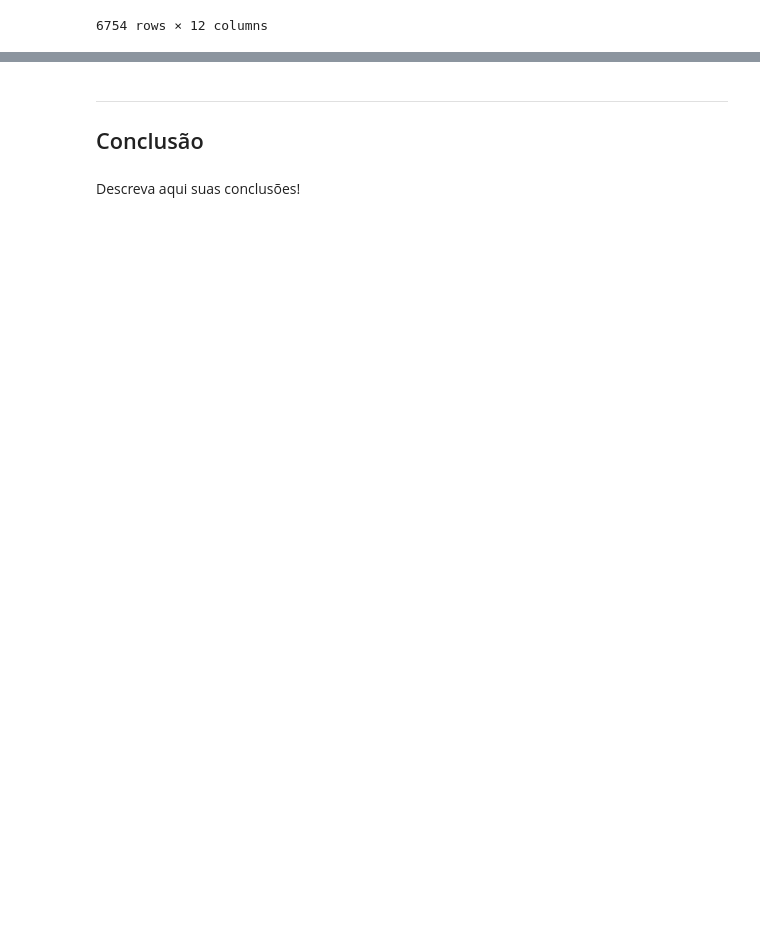
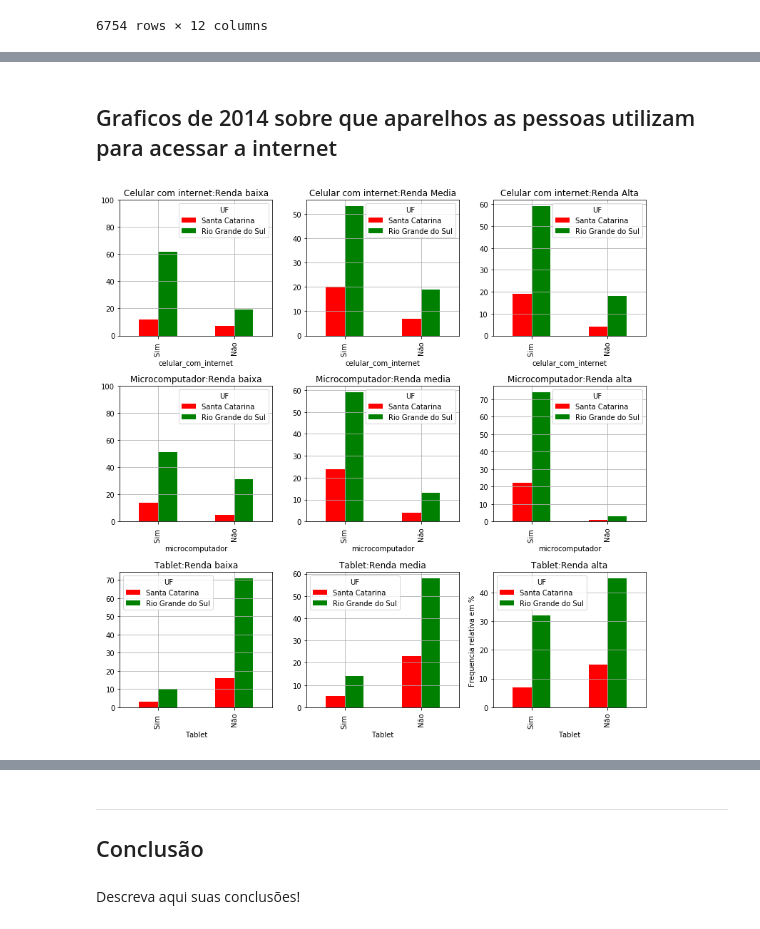
Before and after one commit to KLiuyeh/Ciencias-dos-Dados, a Jupyter notebook: Projeto 1 /Projeto1 Layout.ipynb, the cells around one changed output, grey strips where cells are left out. Cells and saved outputs as stored; diff of their text form; code cells hidden in the pictures; blank space fills up the shorter version.

```diff
--- a/Projeto 1 /Projeto1 Layout.ipynb
+++ b/Projeto 1 /Projeto1 Layout.ipynb
@@ -291,0 +306,49 @@ dadosSc_2015.head()
+# %% [markdown]
+## Graficos de 2014 sobre que aparelhos as pessoas utilizam para acessar a  internet
+# %%
+# Crosstab Renda e celular_com_internet
+celular_2014 = pd.crosstab(renda_baixa_2014.celular_com_internet,renda_baixa_2014.UF)
+celular_2014 = (celular_2014/celular_2014.sum().sum()*100).round(decimals=0)
+celular_medio_2014 = pd.crosstab(renda_media_2014.celular_com_internet,renda_media_2014.UF)
+celular_medio_2014 = (celular_medio_2014/celular_medio_2014.sum().sum()*100).round(decimals=0)
+celular_alto_2014 = pd.crosstab(renda_alta_2014.celular_com_internet,renda_alta_2014.UF)
+celular_alto_2014 =(celular_alto_2014/celular_alto_2014.sum().sum()*100).round(decimals=0)
+
+# Crosstab Renda e  Microcomputador
+microcomputador_2014 = pd.crosstab(renda_baixa_2014.microcomputador,renda_baixa_2014.UF)
+microcomputador_2014 = (microcomputador_2014/microcomputador_2014.sum().sum()*100).round(decimals=0)
+microcomputador_medio_2014 = pd.crosstab(renda_media_2014.microcomputador,renda_media_2014.UF)
+microcomputador_medio_2014 = (microcomputador_medio_2014/microcomputador_medio_2014.sum().sum()*100).round(decimals=0)
+microcomputador_alto_2014 = pd.crosstab(renda_alta_2014.microcomputador,renda_alta_2014.UF)
+microcomputador_alto_2014 = (microcomputador_alto_2014/microcomputador_alto_2014.sum().sum()*100).round(decimals=0)
+
+# Tablet x renda
+Tablet_2014 = pd.crosstab(renda_baixa_2014.Tablet,renda_baixa_2014.UF)
+Tablet_2014 = (Tablet_2014/Tablet_2014.sum().sum()*100).round(decimals=0)
+Tablet_medio_2014 = pd.crosstab(renda_media_2014.Tablet,renda_media_2014.UF)
+Tablet_medio_2014 = (Tablet_medio_2014/Tablet_medio_2014.sum().sum()*100).round(decimals=0)
+Tablet_alto_2014 = pd.crosstab(renda_alta_2014.Tablet,renda_alta_2014.UF)
+Tablet_alto_2014 = (Tablet_alto_2014/Tablet_alto_2014.sum().sum()*100).round(decimals=0)
+
+
+f,axes = plt.subplots(nrows=3,ncols=3)
+
+# Celular com internet renda baixa media e alta
+celular_2014.plot(ylim=(0,100),kind='bar',ax=axes[0,0],figsize=(10,7),color=('red','green'),grid=True); axes[0,0].set_title("Celular com internet:Renda baixa")
+celular_medio_2014.plot(kind="bar",ax=axes[0,1],figsize=(10,7),color=('red','green'),grid=True); axes[0,1].set_title("Celular com internet:Renda Media")
+celular_alto_2014.plot(kind="bar",ax=axes[0,2],figsize=(10,7),color=('red','green'),grid=True); axes[0,2].set_title("Celular com internet:Renda Alta")
+
+# Microcomputador plotar grafico
+microcomputador_2014.plot(ylim=(0,100),kind='bar',ax=axes[1,0],figsize=(10,8),color=('red','green'),grid=True); axes[1,0].set_title("Microcomputador:Renda baixa")
+microcomputador_medio_2014.plot(kind='bar',ax=axes[1,1],figsize=(10,8),color=('red','green'),grid=True); axes[1,1].set_title("Microcomputador:Renda media")
+microcomputador_alto_2014.plot(kind='bar',ax=axes[1,2],figsize=(10,8),color=('red','green'),grid=True); axes[1,2].set_title("Microcomputador:Renda alta")
+
+# Tablet plota grafico
+Tablet_2014.plot(kind='bar',ax=axes[2,0],figsize=(10,8),color=('red','green'),grid=True); axes[2,0].set_title("Tablet:Renda baixa")
+Tablet_medio_2014.plot(kind='bar',ax=axes[2,1],figsize=(10,8),color=('red','green'),grid=True); axes[2,1].set_title("Tablet:Renda media")
+Tablet_alto_2014.plot(kind='bar',ax=axes[2,2],figsize=(11,11),color=('red','green'),grid=True); axes[2,2].set_title("Tablet:Renda alta")
+plt.ylabel("Frequencia relativa em % ")
+
+plt.tight_layout()
+# %% [output]
+[figure, added]
```
Also changed, not shown: parts of 31 cells of this notebook.
